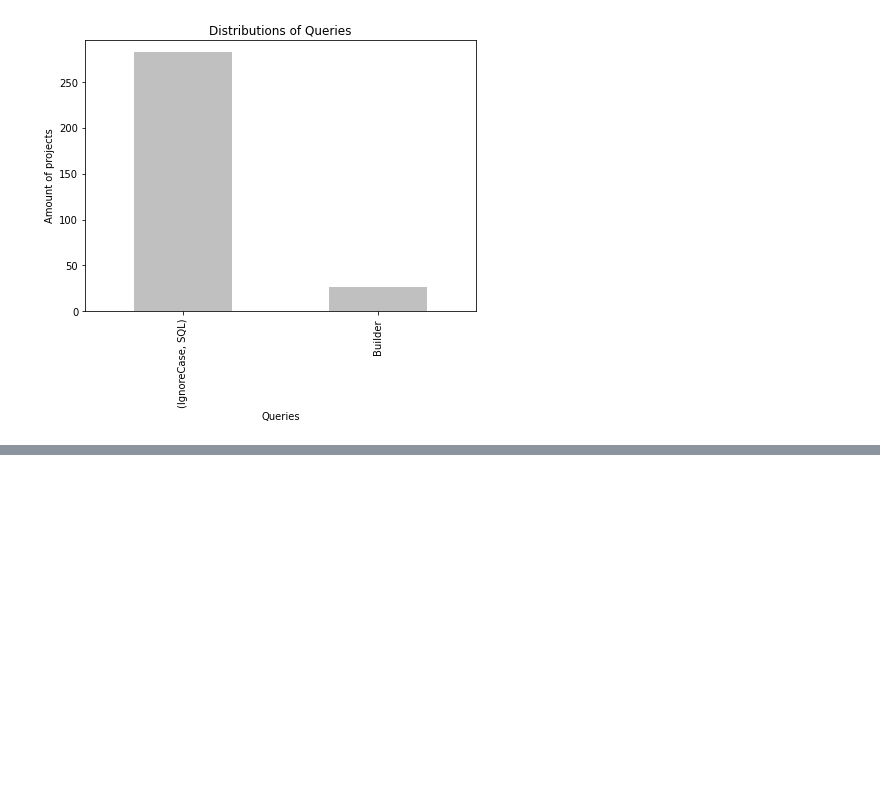
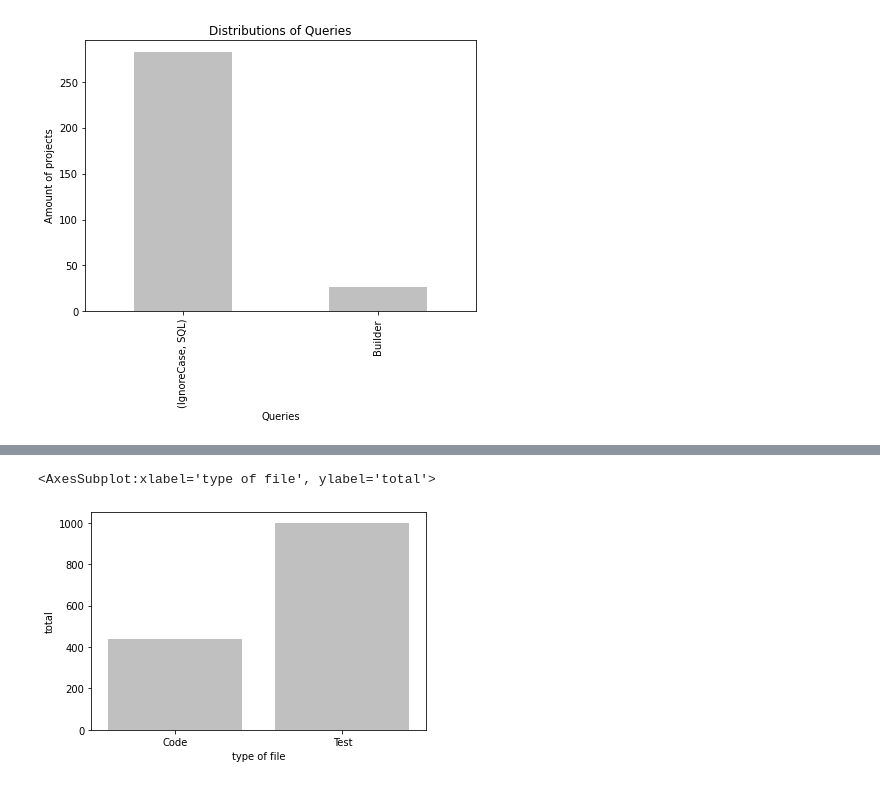
Before and after one commit to gems-uff/db-mining, a Jupyter notebook: src/results_implementation_characterization.ipynb, the cells around one changed output, grey strips where cells are left out. Saved outputs shown, nothing was run; the diff lists cells and outputs as text; code cells hidden in the pictures; blank space fills up the shorter version.

Commit message:
graph of total code and test files

```diff
--- a/src/results_implementation_characterization.ipynb
+++ b/src/results_implementation_characterization.ipynb
@@ -223,3 +224,20 @@ Builder          40
 SQL              40
 SumPerProject    40
 dtype: int64
+# %%
+number_of_files = pd.read_excel('../resources/number_of_files.xlsx')
+
+total_code_files = number_of_files['Code'].sum()
+total_test_files = number_of_files['Test'].sum()
+
+dados = {
+    'type of file': ['Code', 'Test'],
+    'total': [total_code_files, total_test_files]
+}
+
+dados = pd.DataFrame(dados)
+
+sns.barplot(x = 'type of file', y = 'total', data = dados, color = 'silver')
+# %% [output]
+<AxesSubplot:xlabel='type of file', ylabel='total'>
+[figure, added]
```
Also changed, not shown: parts of 6 cells of this notebook.
